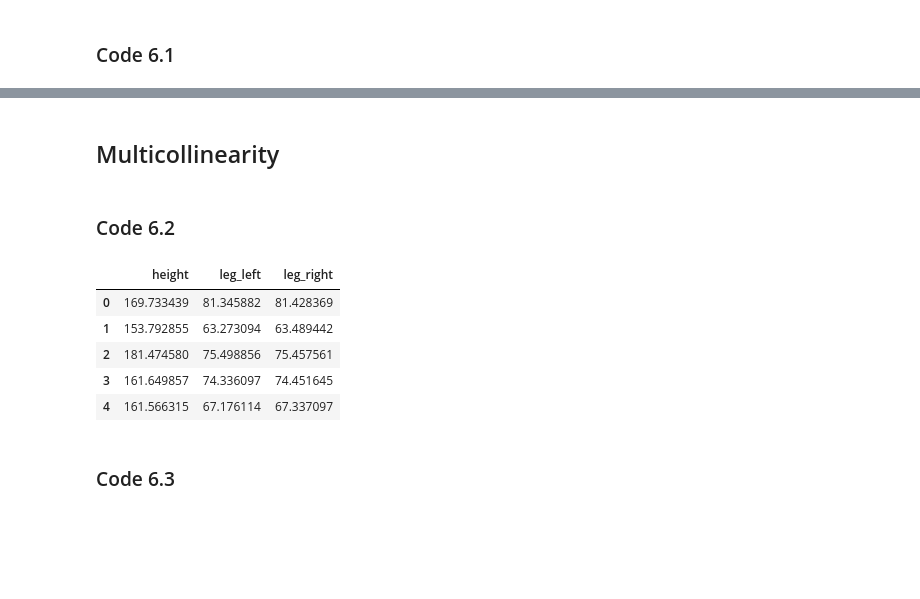
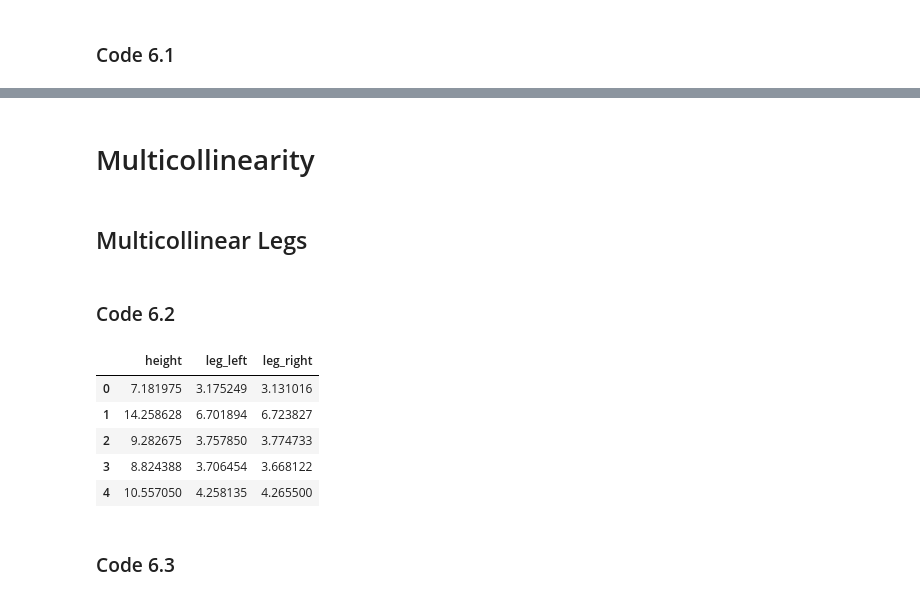
Before and after one commit to somnath1077/statistical_rethinking, a Jupyter notebook: code/ch06/nb01_multi_collinearity.ipynb, the cells around one changed output, grey strips where cells are left out. Drawn from its saved outputs; the diff is of its cells as text; code cells hidden in the pictures; blank space fills up the shorter version.

Commit message:
multicollinearity

```diff
--- a/code/ch06/nb01_multi_collinearity.ipynb
+++ b/code/ch06/nb01_multi_collinearity.ipynb
@@ -36,29 +36,30 @@ array([[ 1.        , -0.75685876],
 # %% [markdown]
-## Multicollinearity
+# Multicollinearity
+# %% [markdown]
+## Multicollinear Legs
 # %% [markdown]
 ### Code 6.2
 # %%
 from scipy.stats import uniform
 
 
 N = 100
 
-height = norm.rvs(loc=165, scale=10, size=N)
+height = norm.rvs(loc=10, scale=2, size=N)
 leg_prop = uniform.rvs(loc=0.4, scale=0.1, size=N)
 
-# assuming that the variation in leg length is in mm
-leg_left = height * leg_prop + norm.rvs(loc=0.0, scale=0.1, size=N)
-leg_right = height * leg_prop + norm.rvs(loc=0.0, scale=0.1, size=N)
+leg_left = height * leg_prop + norm.rvs(loc=0.0, scale=0.02, size=N)
+leg_right = height * leg_prop + norm.rvs(loc=0.0, scale=0.02, size=N)
 
 df = pd.DataFrame({'height': height, 'leg_left': leg_left, 'leg_right': leg_right})
 df.head()
 # %% [output]
 |  | height | leg_left | leg_right |
-| 0 | 169.733439 | 81.345882 | 81.428369 |
-| 1 | 153.792855 | 63.273094 | 63.489442 |
-| 2 | 181.474580 | 75.498856 | 75.457561 |
-| 3 | 161.649857 | 74.336097 | 74.451645 |
-| 4 | 161.566315 | 67.176114 | 67.337097 |
+| 0 | 7.181975 | 3.175249 | 3.131016 |
+| 1 | 14.258628 | 6.701894 | 6.723827 |
+| 2 | 9.282675 | 3.757850 | 3.774733 |
+| 3 | 8.824388 | 3.706454 | 3.668122 |
+| 4 | 10.557050 | 4.258135 | 4.265500 |
 # %% [markdown]
 ### Code 6.3
 # %%
```
Also changed, not shown: parts of 33 cells of this notebook.
